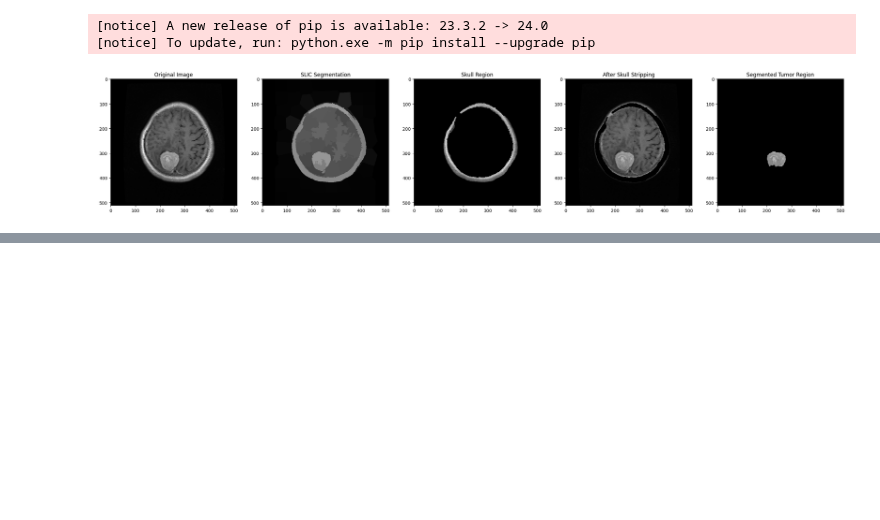
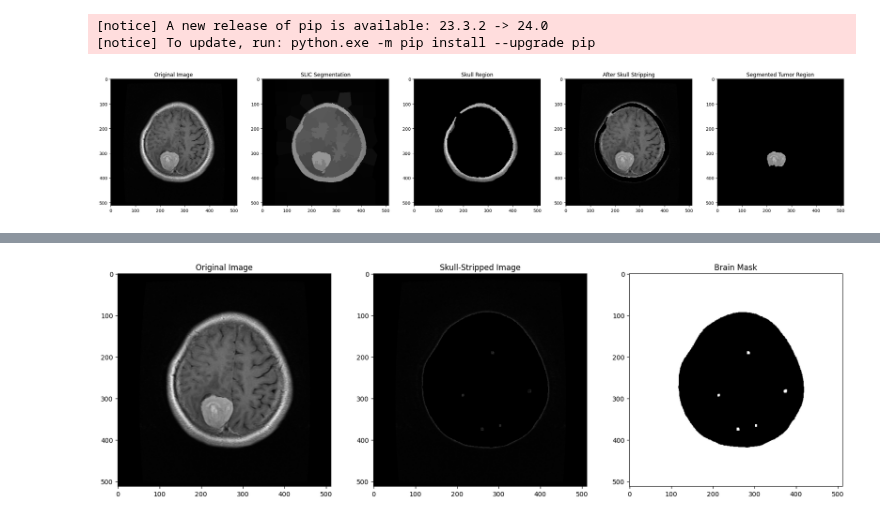
Before and after one commit to waiee/Brain-Tumor-Segmentation, a Jupyter notebook: main.ipynb, the cells around one changed output, grey strips where cells are left out. Cells and saved outputs as stored; diff of their text form; code cells hidden in the pictures; blank space fills up the shorter version.

```diff
--- a/main.ipynb
+++ b/main.ipynb
@@ -285,0 +204,48 @@ plt.show()
+# %%
+import cv2
+import numpy as np
+import matplotlib.pyplot as plt
+
+# Function to perform skull stripping
+def skull_stripping(image):
+    # Convert the image to grayscale
+    gray = cv2.cvtColor(image, cv2.COLOR_RGB2GRAY)
+
+    # Apply Otsu's thresholding to segment the skull
+    _, binary_skull = cv2.threshold(gray, 0, 255, cv2.THRESH_BINARY + cv2.THRESH_OTSU)
+
+    # Apply morphological operations to remove small noise and fill holes
+    kernel = np.ones((5, 5), np.uint8)
+    skull_mask = cv2.morphologyEx(binary_skull, cv2.MORPH_CLOSE, kernel)
+    skull_mask = cv2.morphologyEx(skull_mask, cv2.MORPH_OPEN, kernel)
+
+    # Invert the mask to obtain the brain region
+    brain_mask = cv2.bitwise_not(skull_mask)
+
+    # Apply the brain mask to the original image
+    brain_only = cv2.bitwise_and(image, image, mask=brain_mask)
+
+    return brain_only, brain_mask
+
+# Read the image
+img = cv2.imread('C:/Users/user/Downloads/final year sem 1/VIP/project/brain tumor dataset/images/181.png', cv2.IMREAD_COLOR)
+img_rgb = cv2.cvtColor(img, cv2.COLOR_BGR2RGB)
+
+# Perform skull stripping
+skull_stripped_image, brain_mask = skull_stripping(img_rgb)
+
+# Display the original image, skull-stripped image, and brain mask
+fig, ax = plt.subplots(1, 3, figsize=(20, 6))
+
+ax[0].imshow(img_rgb)
+ax[0].set_title('Original Image')
+
+ax[1].imshow(skull_stripped_image)
+ax[1].set_title('Skull-Stripped Image')
+
+ax[2].imshow(brain_mask, cmap='gray')
+ax[2].set_title('Brain Mask')
+
+plt.show()
+# %% [output]
+[figure, added]
```
Also changed, not shown: parts of 1 cell of this notebook.
